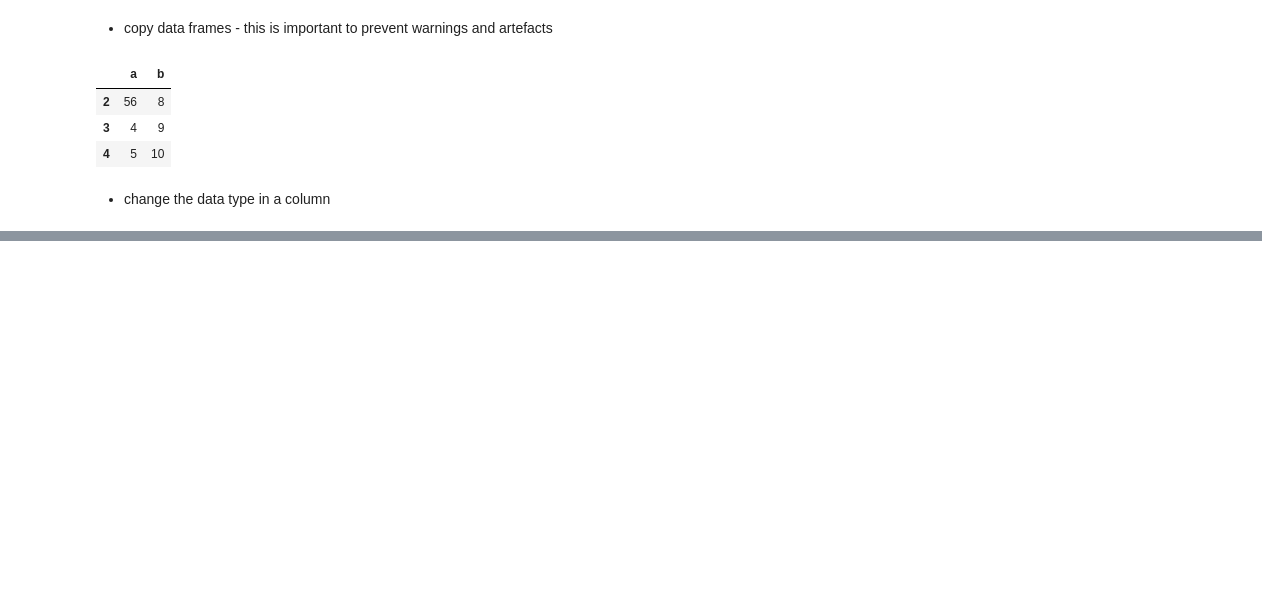
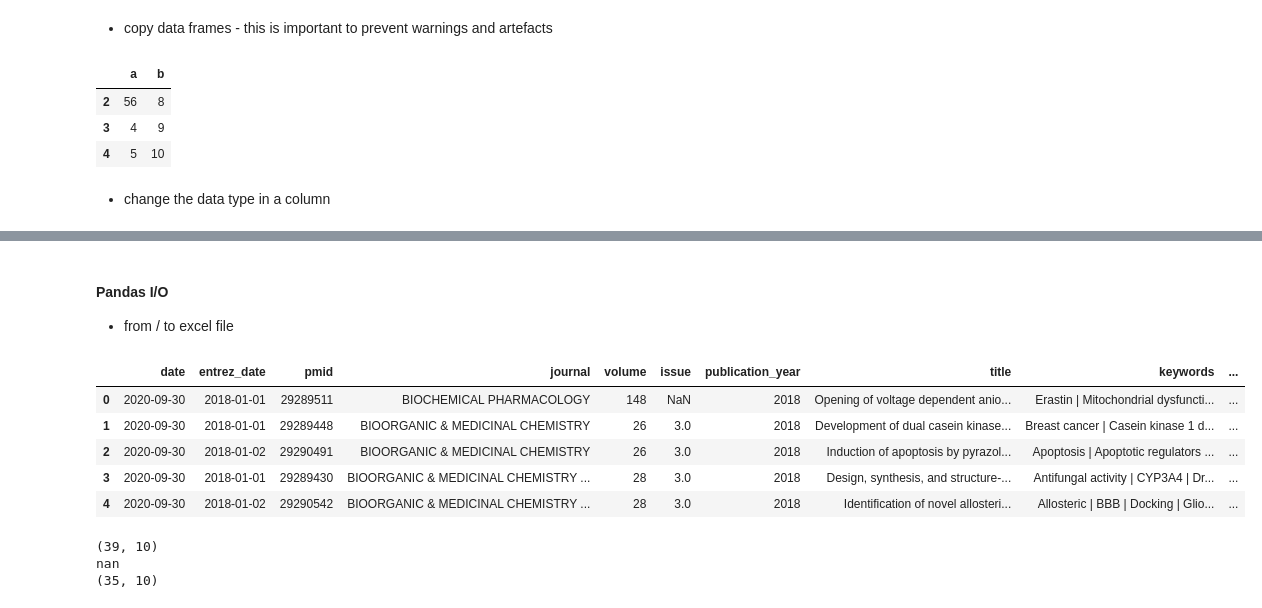
Before and after one commit to avkch/Python-for-beginners, a Jupyter notebook: Python for beginners.ipynb, the cells around one changed output, grey strips where cells are left out. Drawn from its saved outputs; the diff is of its cells as text; code cells hidden in the pictures; blank space fills up the shorter version.

```diff
--- a/Python for beginners.ipynb
+++ b/Python for beginners.ipynb
@@ -1919,0 +1975,23 @@ df2
+# %% [markdown]
+#### Pandas I/O
+* from / to excel file
+# %%
+excel_sheet = pd.read_excel('C:/temp/python test/example.xlsx', sheet_name='Sheet1')
+# %%
+excel_sheet.head()
+# %% [output]
+|  | date | entrez_date | pmid | journal | volume | issue | publication_year | title | keywords | ... |
+| 0 | 2020-09-30 | 2018-01-01 | 29289511 | BIOCHEMICAL PHARMACOLOGY | 148 | NaN | 2018 | Opening of voltage dependent anio... | Erastin | Mitochondrial dysfuncti... | ... |
+| 1 | 2020-09-30 | 2018-01-01 | 29289448 | BIOORGANIC & MEDICINAL CHEMISTRY | 26 | 3.0 | 2018 | Development of dual casein kinase... | Breast cancer | Casein kinase 1 d... | ... |
+| 2 | 2020-09-30 | 2018-01-02 | 29290491 | BIOORGANIC & MEDICINAL CHEMISTRY | 26 | 3.0 | 2018 | Induction of apoptosis by pyrazol... | Apoptosis | Apoptotic regulators ... | ... |
+| 3 | 2020-09-30 | 2018-01-01 | 29289430 | BIOORGANIC & MEDICINAL CHEMISTRY ... | 28 | 3.0 | 2018 | Design, synthesis, and structure-... | Antifungal activity | CYP3A4 | Dr... | ... |
+| 4 | 2020-09-30 | 2018-01-02 | 29290542 | BIOORGANIC & MEDICINAL CHEMISTRY ... | 28 | 3.0 | 2018 | Identification of novel allosteri... | Allosteric | BBB | Docking | Glio... | ... |
+# %%
+print(excel_sheet.shape)
+print(excel_sheet['issue'][0])
+excel_sheet = excel_sheet[~excel_sheet['keywords'].isna()]
+print(excel_sheet.shape)
+# %% [output]
+(39, 10)
+nan
+(35, 10)
```
Also changed, not shown: parts of 36 cells of this notebook.
